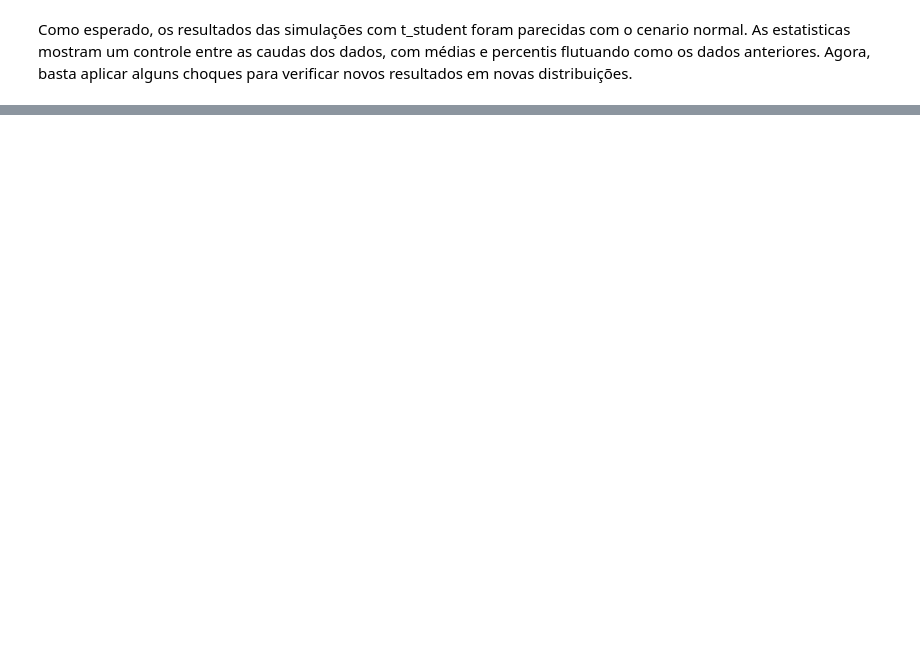
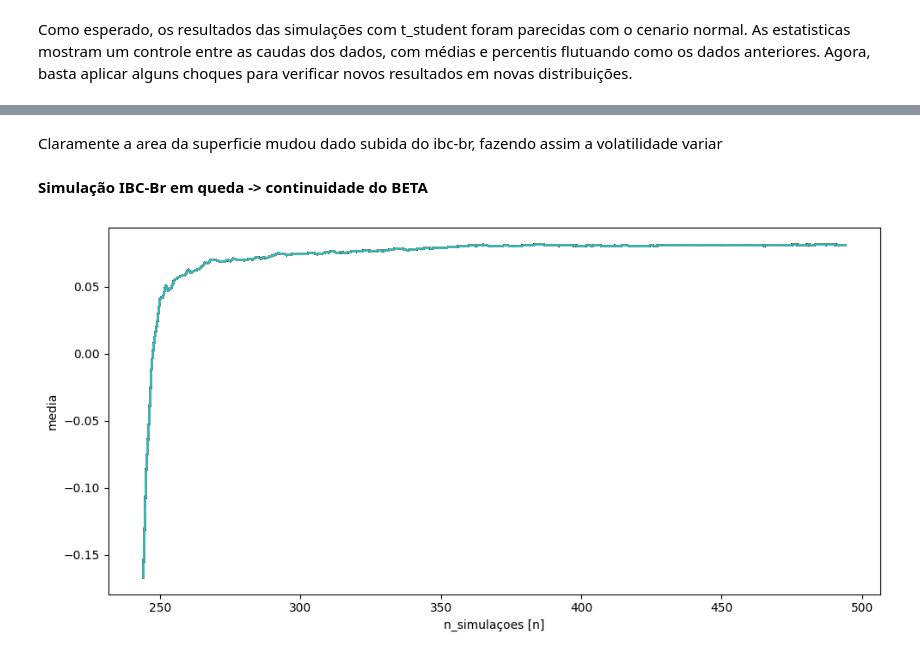
Before and after one commit to WesleySouza13/oil-price-shock-analysis, a Jupyter notebook: notebooks/02_modeling.ipynb, the cells around one changed output, grey strips where cells are left out. Drawn from its saved outputs; the diff is of its cells as text; code cells hidden in the pictures; blank space fills up the shorter version.

```diff
--- a/notebooks/02_modeling.ipynb
+++ b/notebooks/02_modeling.ipynb
@@ -1166,0 +1233,23 @@ Como esperado, os resultados das simulações com t_student foram parecidas com
+# %% [markdown]
+Claramente a area da superficie mudou dado subida do ibc-br, fazendo assim a volatilidade variar
+# %% [markdown]
+**Simulação IBC-Br em queda -> continuidade do BETA**
+# %%
+ibclow_t_list = []
+df_ibclow_t = []
+plt.figure(figsize=(10,5))
+for _ in range(sim):
+    ibc_t_low = MonteCarlo(X_mc).T_student_shocks(scenarios, -10, 'IBC-Br')
+    beta_t_normal = MonteCarlo(X_mc).T_student_sim(scenarios, 'BETA')
+    df_t_ibclow = pd.concat([ibc_t_high, beta_t_normal], axis=1)
+    pred_t_ibclow = new_ardl.predict(start=len(y_train), end=len(y_train)+len(df_t_ibclow)-1, exog_oos=df_t_ibclow)
+    y_hat_ibclow = np.cumsum(pred_t_ibc)/np.arange(len(pred_t_ibc))
+    ibclow_t_list.append(pred_t_ibclow)
+    df_ibclow_t.append(df_t_ibclow)
+    plt.plot(y_hat_ibclow)
+plt.xlabel('n_simulaçoes [n]')
+plt.ylabel('media')
+plt.tight_layout()
+plt.show()
+# %% [output]
+[figure, added]
```
Also changed, not shown: parts of 34 cells of this notebook, 1 other file.
